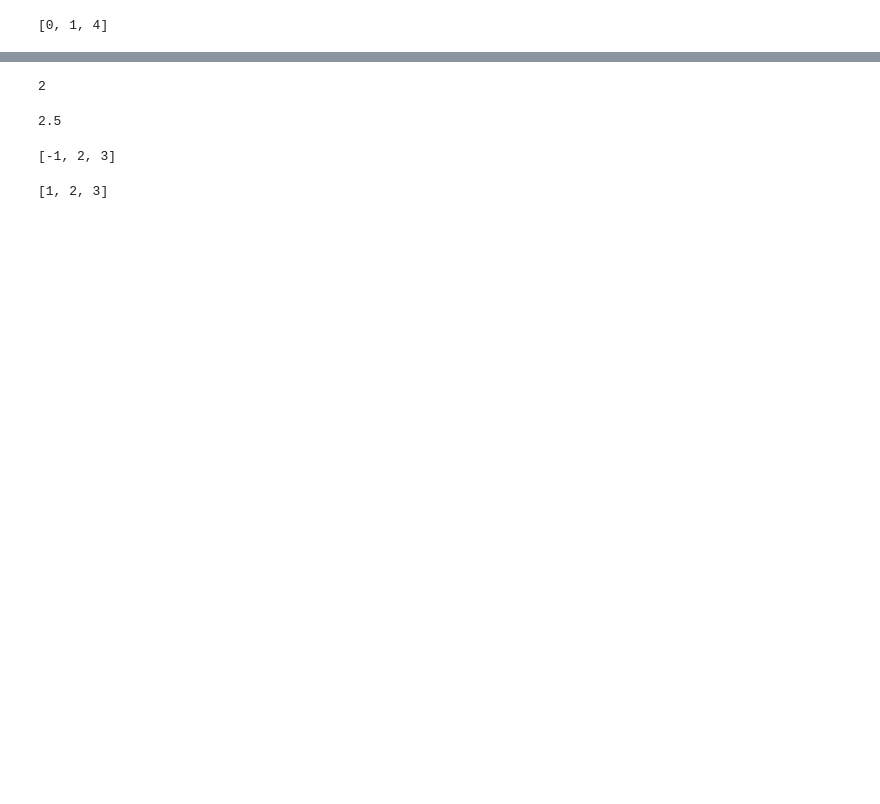
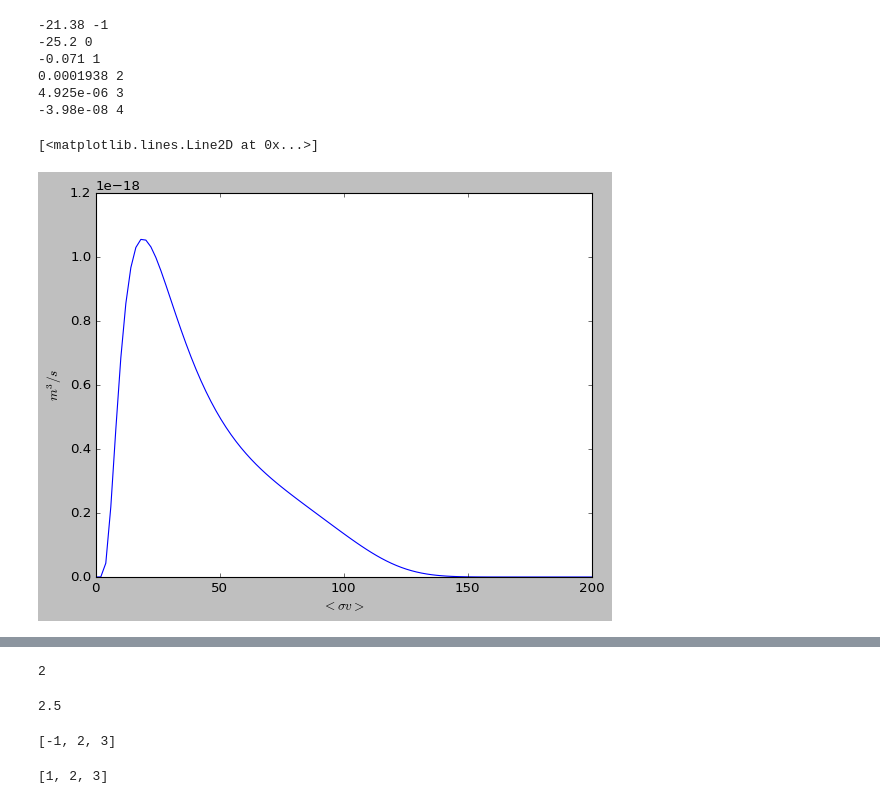
Before and after one commit to weilin111/myPage, a Jupyter notebook: myScript/1.ipynb, the cells around one changed output, grey strips where cells are left out. Saved outputs shown, nothing was run; the diff lists cells and outputs as text; code cells hidden in the pictures; blank space fills up the shorter version.

```diff
--- a/myScript/1.ipynb
+++ b/myScript/1.ipynb
@@ -66,8 +50,3 @@ with open(md_name,"w",encoding="utf-8") as f:
     f.write("\n")
     for i in l:
         f.write(i+"\n")
-# %%
-a=[0,1,3,4]
-a.pop(2)
-a
-5%2
@@ -80,6 +52,0 @@ len([1,2])
-# %%
-a.sort()
-# %%
-a
-# %% [output]
-[0, 1, 4]
@@ -85,0 +58,29 @@ a
+# %%
+import numpy as np
+import matplotlib.pyplot as plt
+plt.style.use("classic")
+# %%
+def sigma_v(T):
+    l=[-21.38,-25.20,-7.1e-2,1.938e-4,4.925e-6,-3.98e-8]
+    l2=list(range(-1,5))
+    a=0
+    for i ,j in zip(l,l2):
+        print(i,j)
+        a+=i*T**j
+    return 1e-6 *np.exp(a)
+
+
+
+x=np.linspace(0,200,100)
+plt.ylabel("$m^3 / s $")
+plt.xlabel("$<\sigma v>$")
+plt.plot(x,sigma_v(x))
+# %% [output]
+-21.38 -1
+-25.2 0
+-0.071 1
+0.0001938 2
+4.925e-06 3
+-3.98e-08 4
+[<matplotlib.lines.Line2D at 0x...>]
+[figure, added]
```
Also changed, not shown: parts of 10 cells of this notebook, 22 other files.
